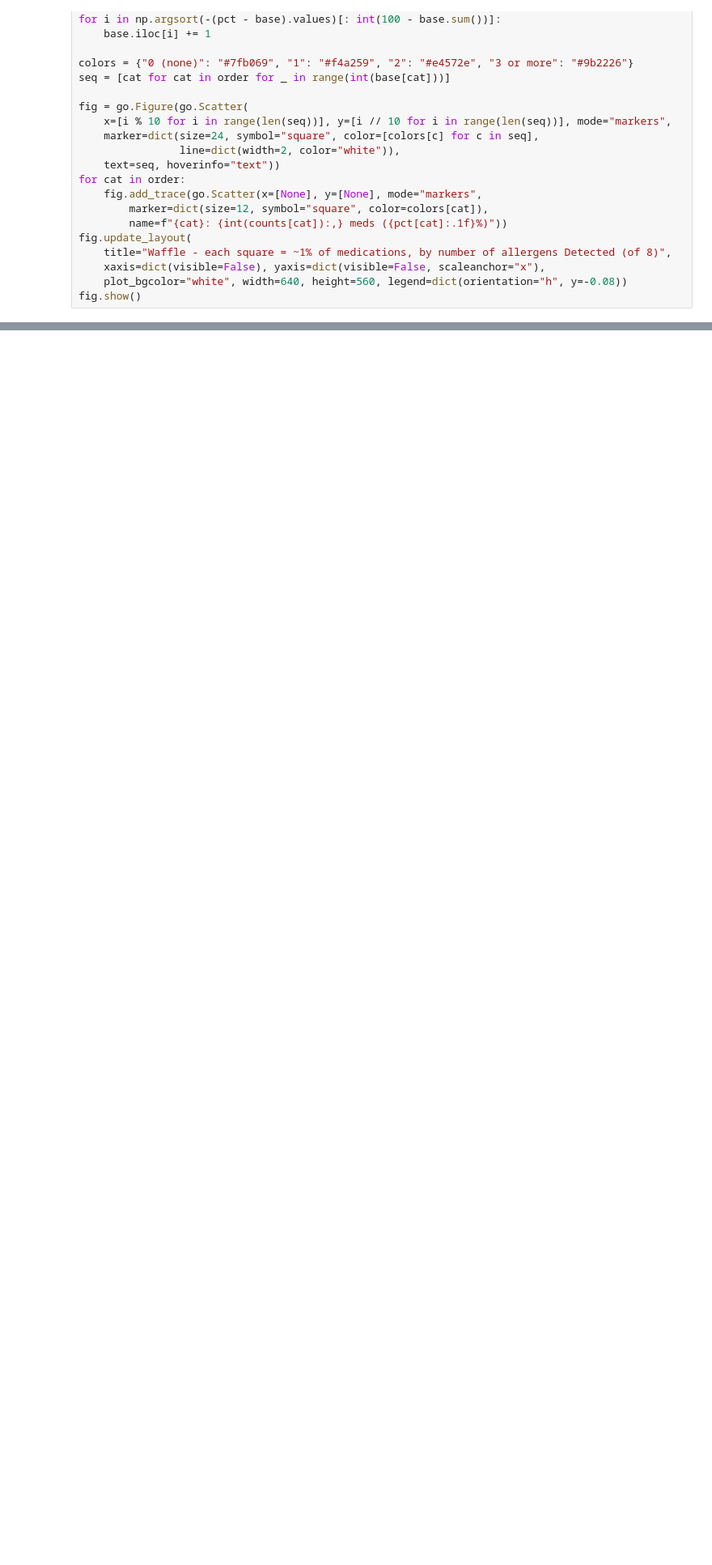
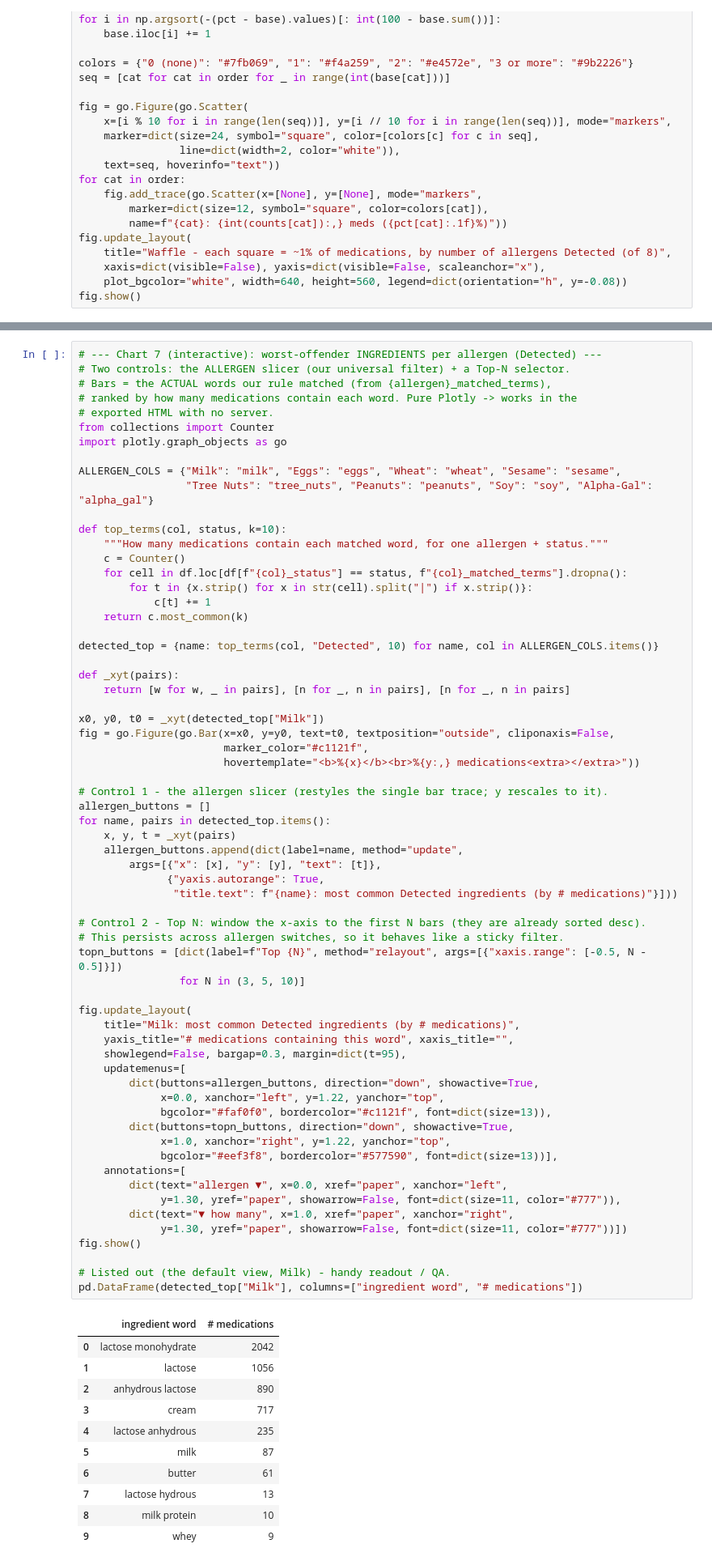
Before and after one commit to ushajaki-u/Sanjeeva-Aushadh, a Jupyter notebook: phase1_divya_drishti/EDA/divya_drishti_eda.ipynb, the cells around one changed output, grey strips where cells are left out. Shown at 81% size. Drawn from its saved outputs; the diff is of its cells as text; blank space fills up the shorter version.

```diff
--- a/phase1_divya_drishti/EDA/divya_drishti_eda.ipynb
+++ b/phase1_divya_drishti/EDA/divya_drishti_eda.ipynb
@@ -286,0 +335,76 @@ fig.show()
+# %%
+# --- Chart 7 (interactive): worst-offender INGREDIENTS per allergen (Detected) ---
+# Two controls: the ALLERGEN slicer (our universal filter) + a Top-N selector.
+# Bars = the ACTUAL words our rule matched (from {allergen}_matched_terms),
+# ranked by how many medications contain each word. Pure Plotly -> works in the
+# exported HTML with no server.
+from collections import Counter
+import plotly.graph_objects as go
+
+ALLERGEN_COLS = {"Milk": "milk", "Eggs": "eggs", "Wheat": "wheat", "Sesame": "sesame",
+                 "Tree Nuts": "tree_nuts", "Peanuts": "peanuts", "Soy": "soy", "Alpha-Gal": "alpha_gal"}
+
+def top_terms(col, status, k=10):
+    """How many medications contain each matched word, for one allergen + status."""
+    c = Counter()
+    for cell in df.loc[df[f"{col}_status"] == status, f"{col}_matched_terms"].dropna():
+        for t in {x.strip() for x in str(cell).split("|") if x.strip()}:
+            c[t] += 1
+    return c.most_common(k)
+
+detected_top = {name: top_terms(col, "Detected", 10) for name, col in ALLERGEN_COLS.items()}
+
+def _xyt(pairs):
+    return [w for w, _ in pairs], [n for _, n in pairs], [n for _, n in pairs]
+
+x0, y0, t0 = _xyt(detected_top["Milk"])
+fig = go.Figure(go.Bar(x=x0, y=y0, text=t0, textposition="outside", cliponaxis=False,
+                       marker_color="#c1121f",
+                       hovertemplate="<b>%{x}</b><br>%{y:,} medications<extra></extra>"))
+
+# Control 1 - the allergen slicer (restyles the single bar trace; y rescales to it).
+allergen_buttons = []
+for name, pairs in detected_top.items():
+    x, y, t = _xyt(pairs)
+    allergen_buttons.append(dict(label=name, method="update",
+        args=[{"x": [x], "y": [y], "text": [t]},
+              {"yaxis.autorange": True,
+               "title.text": f"{name}: most common Detected ingredients (by # medications)"}]))
+
+# Control 2 - Top N: window the x-axis to the first N bars (they are already sorted desc).
+# This persists across allergen switches, so it behaves like a sticky filter.
+topn_buttons = [dict(label=f"Top {N}", method="relayout", args=[{"xaxis.range": [-0.5, N - 0.5]}])
+                for N in (3, 5, 10)]
+
+fig.update_layout(
+    title="Milk: most common Detected ingredients (by # medications)",
+    yaxis_title="# medications containing this word", xaxis_title="",
+    showlegend=False, bargap=0.3, margin=dict(t=95),
+    updatemenus=[
+        dict(buttons=allergen_buttons, direction="down", showactive=True,
+             x=0.0, xanchor="left", y=1.22, yanchor="top",
+             bgcolor="#faf0f0", bordercolor="#c1121f", font=dict(size=13)),
+        dict(buttons=topn_buttons, direction="down", showactive=True,
+             x=1.0, xanchor="right", y=1.22, yanchor="top",
+             bgcolor="#eef3f8", bordercolor="#577590", font=dict(size=13))],
+    annotations=[
+        dict(text="allergen ▼", x=0.0, xref="paper", xanchor="left",
+             y=1.30, yref="paper", showarrow=False, font=dict(size=11, color="#777")),
+        dict(text="▼ how many", x=1.0, xref="paper", xanchor="right",
+             y=1.30, yref="paper", showarrow=False, font=dict(size=11, color="#777"))])
+fig.show()
+
+# Listed out (the default view, Milk) - handy readout / QA.
+pd.DataFrame(detected_top["Milk"], columns=["ingredient word", "# medications"])
+# %% [output]
+|  | ingredient word | # medications |
+| 0 | lactose monohydrate | 2042 |
+| 1 | lactose | 1056 |
+| 2 | anhydrous lactose | 890 |
+| 3 | cream | 717 |
+| 4 | lactose anhydrous | 235 |
+| 5 | milk | 87 |
+| 6 | butter | 61 |
+| 7 | lactose hydrous | 13 |
+| 8 | milk protein | 10 |
+| 9 | whey | 9 |
```
Also changed, not shown: parts of 4 cells of this notebook.
